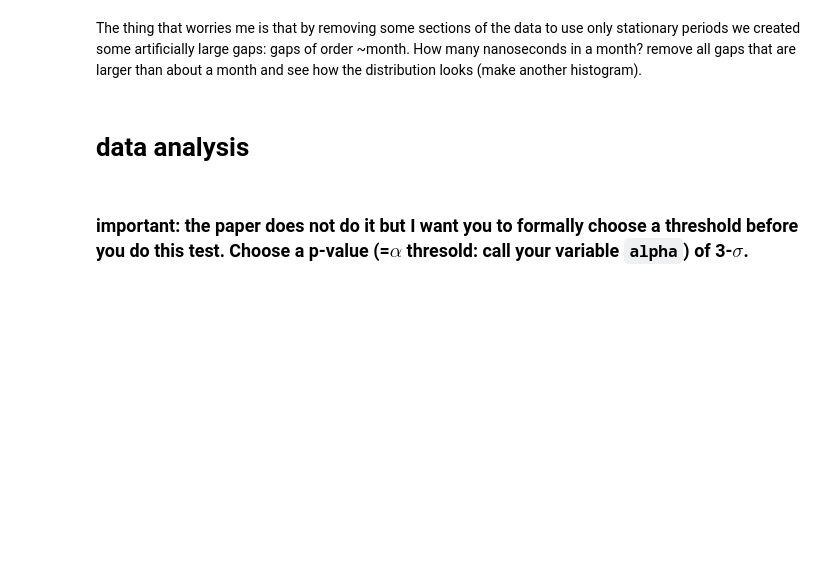
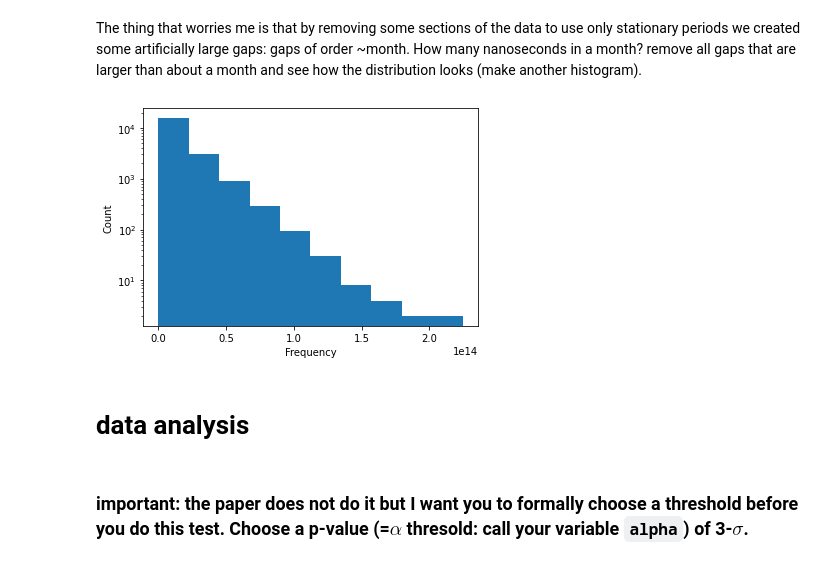
Before and after one commit to massimocipressi/MLPNS_MCipressi, a Jupyter notebook: NHRT/KS_earthquakes.ipynb, the cells around one changed output. Saved outputs shown, nothing was run; the diff lists cells and outputs as text; code cells hidden in the pictures; blank space fills up the shorter version.

```diff
--- a/NHRT/KS_earthquakes.ipynb
+++ b/NHRT/KS_earthquakes.ipynb
@@ -337,3 +339,10 @@ The thing that worries me is that by removing some sections of the data to use o
+# %%
+eqGoodData = eqGoodData.loc[eqGoodData.gaps<=30*24*3600*pow(10,9)]
+eqGoodData["gaps"].plot(kind="hist",logy=True)
+pl.xlabel("Frequency")
+pl.ylabel("Count");
+# %% [output]
+[figure, added]
 # %% [markdown]
 # data analysis
 # %% [markdown]
```
Also changed, not shown: parts of 6 cells of this notebook.
